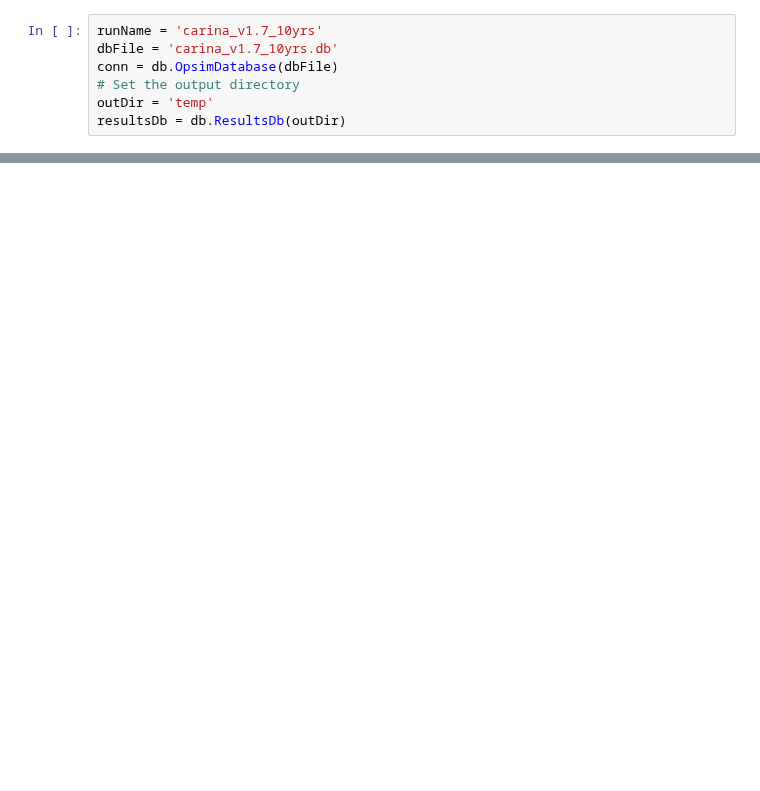
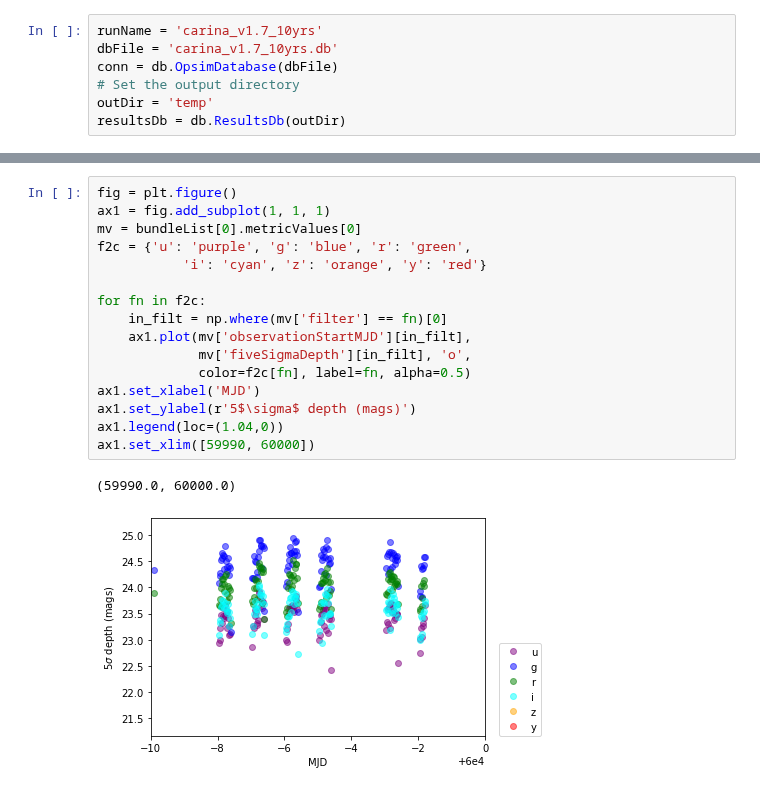
Before and after one commit to yoachim/21_Scratch, a Jupyter notebook: carina_check/carina2.ipynb, the cells around one changed output, grey strips where cells are left out. Saved outputs shown, nothing was run; the diff lists cells and outputs as text; blank space fills up the shorter version.

```diff
--- a/carina_check/carina2.ipynb
+++ b/carina_check/carina2.ipynb
@@ -65,3 +67,22 @@ ax1.legend(loc=(1.04,0))
+# %%
+fig = plt.figure()
+ax1 = fig.add_subplot(1, 1, 1)
+mv = bundleList[0].metricValues[0]
+f2c = {'u': 'purple', 'g': 'blue', 'r': 'green',
+           'i': 'cyan', 'z': 'orange', 'y': 'red'}
+
+for fn in f2c:
+    in_filt = np.where(mv['filter'] == fn)[0]
+    ax1.plot(mv['observationStartMJD'][in_filt],
+             mv['fiveSigmaDepth'][in_filt], 'o',
+             color=f2c[fn], label=fn, alpha=0.5)
+ax1.set_xlabel('MJD')
+ax1.set_ylabel(r'5$\sigma$ depth (mags)')
+ax1.legend(loc=(1.04,0))
+ax1.set_xlim([59990, 60000])
+# %% [output]
+(59990.0, 60000.0)
+[figure, added]
 # %%
 # here's what the data looks like
 mv
```
Also changed, not shown: parts of 11 cells of this notebook.
